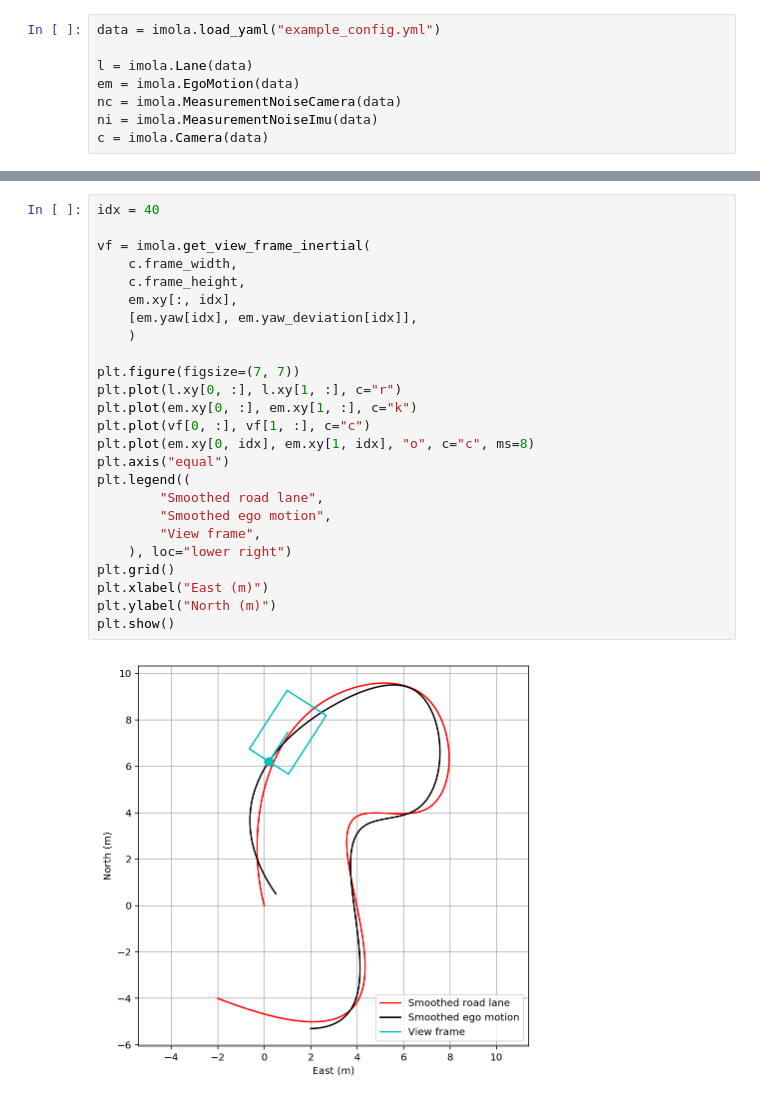
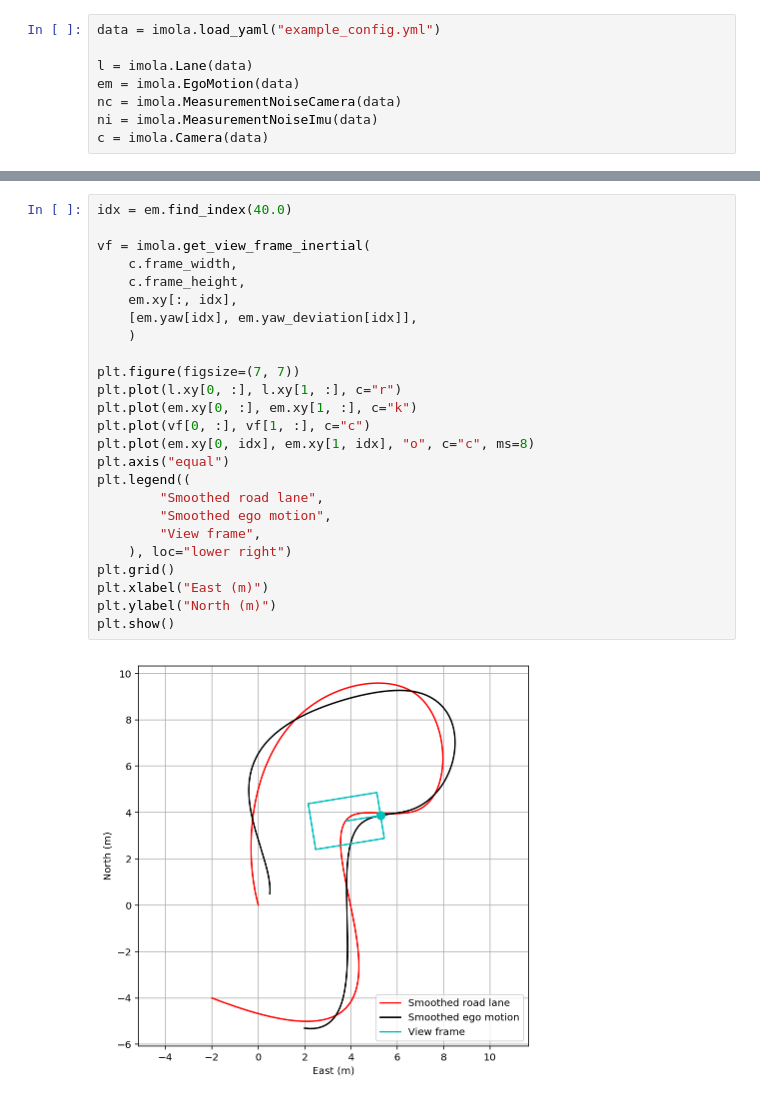
Before and after one commit to mp4096/imola, a Jupyter notebook: examples/simple_simulation.ipynb, the cells around one changed output, grey strips where cells are left out. Saved outputs shown, nothing was run; the diff lists cells and outputs as text.

```diff
--- a/examples/simple_simulation.ipynb
+++ b/examples/simple_simulation.ipynb
@@ -37,30 +37,30 @@ plt.show()
 # %%
-idx = 40
+idx = em.find_index(40.0)
 
 vf = imola.get_view_frame_inertial(
     c.frame_width,
     c.frame_height,
     em.xy[:, idx],
     [em.yaw[idx], em.yaw_deviation[idx]],
     )
 
 plt.figure(figsize=(7, 7))
 plt.plot(l.xy[0, :], l.xy[1, :], c="r")
 plt.plot(em.xy[0, :], em.xy[1, :], c="k")
 plt.plot(vf[0, :], vf[1, :], c="c")
 plt.plot(em.xy[0, idx], em.xy[1, idx], "o", c="c", ms=8)
 plt.axis("equal")
 plt.legend((
         "Smoothed road lane",
         "Smoothed ego motion",
         "View frame",
     ), loc="lower right")
 plt.grid()
 plt.xlabel("East (m)")
 plt.ylabel("North (m)")
 plt.show()
 # %% [output]
-[figure, old version]
+[figure, new version]
 # %%
 measurements, ground_truth = imola.get_measurements_camera(idx, l, em, nc, c)
 
```
Also changed, not shown: parts of 2 cells of this notebook, 2 other files.
